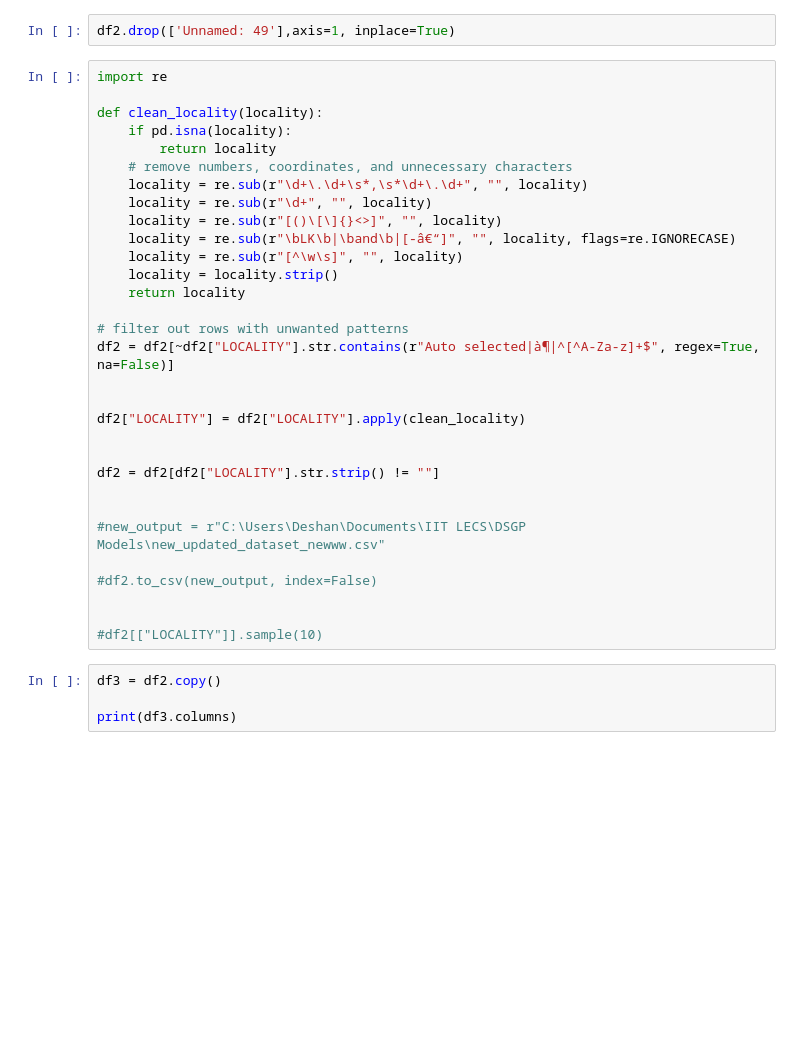
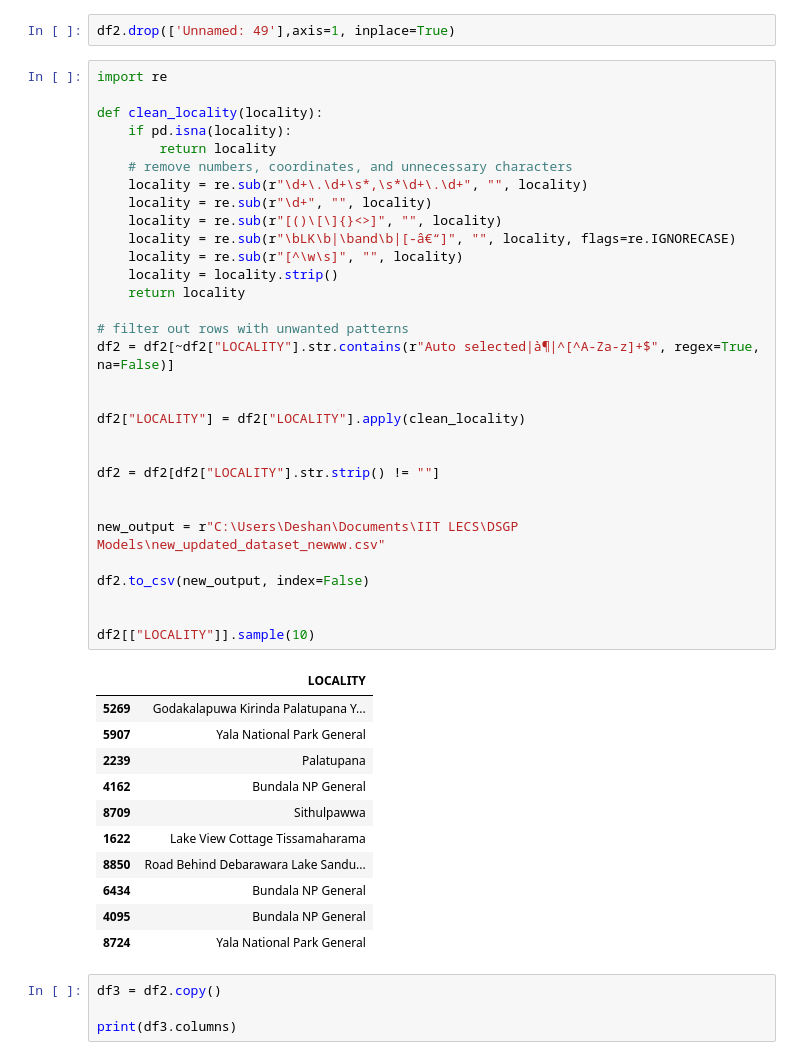
Before and after one commit to HarinduR/FeatherFind, a Jupyter notebook: Migration model/migration_model - Copy.ipynb, the cells around one changed output. Drawn from its saved outputs; the diff is of its cells as text; blank space fills up the shorter version.

```diff
--- a/Migration model/migration_model - Copy.ipynb
+++ b/Migration model/migration_model - Copy.ipynb
@@ -368,34 +368,46 @@ df2.drop(['Unnamed: 49'],axis=1, inplace=True)
 # %%
 import re
 
 def clean_locality(locality):
     if pd.isna(locality):
         return locality
     # remove numbers, coordinates, and unnecessary characters
     locality = re.sub(r"\d+\.\d+\s*,\s*\d+\.\d+", "", locality)
     locality = re.sub(r"\d+", "", locality)
     locality = re.sub(r"[()\[\]{}<>]", "", locality)
     locality = re.sub(r"\bLK\b|\band\b|[-â€“]", "", locality, flags=re.IGNORECASE)
     locality = re.sub(r"[^\w\s]", "", locality)
     locality = locality.strip()
     return locality
 
 # filter out rows with unwanted patterns
 df2 = df2[~df2["LOCALITY"].str.contains(r"Auto selected|à¶|^[^A-Za-z]+$", regex=True, na=False)]
 
 
 df2["LOCALITY"] = df2["LOCALITY"].apply(clean_locality)
 
 
 df2 = df2[df2["LOCALITY"].str.strip() != ""]
 
 
-#new_output = r"C:\Users\Deshan\Documents\IIT LECS\DSGP Models\new_updated_dataset_newww.csv"
+new_output = r"C:\Users\Deshan\Documents\IIT LECS\DSGP Models\new_updated_dataset_newww.csv"
 
-#df2.to_csv(new_output, index=False)
+df2.to_csv(new_output, index=False)
 
 
-#df2[["LOCALITY"]].sample(10)
+df2[["LOCALITY"]].sample(10)
+# %% [output]
+|  | LOCALITY |
+| 5269 | Godakalapuwa Kirinda Palatupana Y... |
+| 5907 | Yala National Park General |
+| 2239 | Palatupana |
+| 4162 | Bundala NP General |
+| 8709 | Sithulpawwa |
+| 1622 | Lake View Cottage Tissamaharama |
+| 8850 | Road Behind Debarawara Lake Sandu... |
+| 6434 | Bundala NP General |
+| 4095 | Bundala NP General |
+| 8724 | Yala National Park General |
 # %%
 df3 = df2.copy()
 
```
Also changed, not shown: parts of 3 cells of this notebook, 16 other files.
